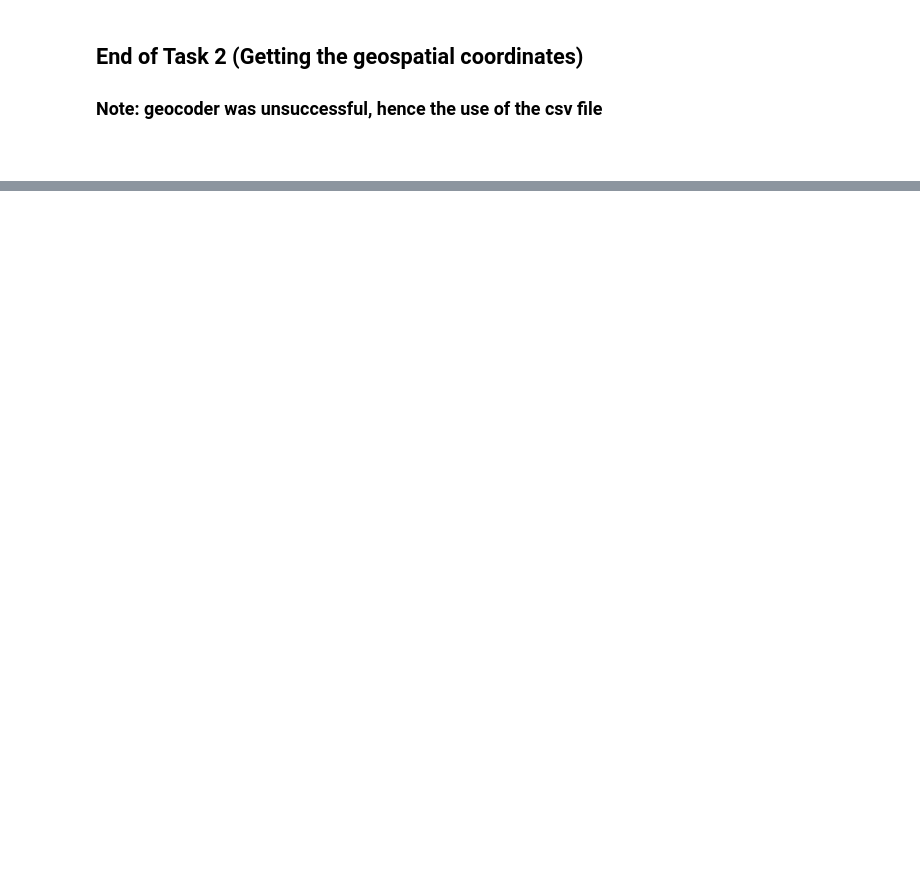
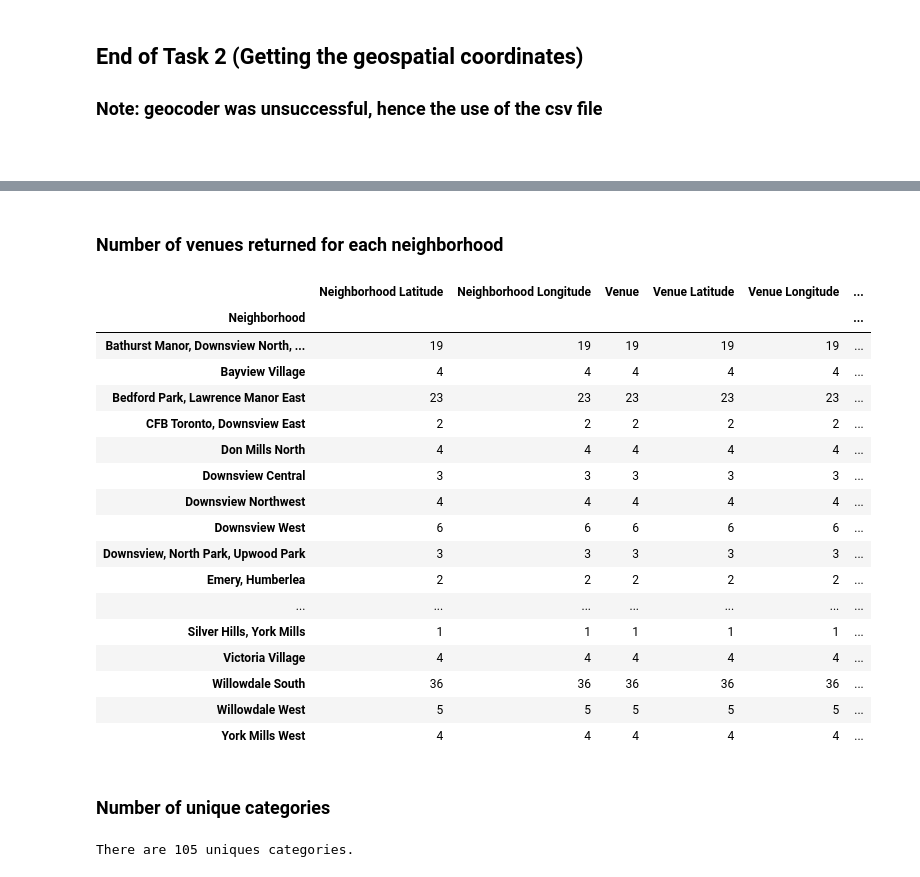
Before and after one commit to lizlimpoco/Coursera_Capstone, a Jupyter notebook: Segmenting and Clustering Neighborhoods.ipynb, the cells around one changed output, grey strips where cells are left out. Cells and saved outputs as stored; diff of their text form; code cells hidden in the pictures; blank space fills up the shorter version.

```diff
--- a/Segmenting and Clustering Neighborhoods.ipynb
+++ b/Segmenting and Clustering Neighborhoods.ipynb
@@ -172,0 +273,3 @@ toronto_df_fin
+# %%
+northyork_data = toronto_df_fin[toronto_df_fin['Borough'] == 'North York'].reset_index(drop=True)
+northyork_data
@@ -172,0 +296,8 @@ toronto_df_fin
+# %%
+address = 'North York, Toronto'
+
+geolocator = Nominatim(user_agent="ny_explorer")
+location = geolocator.geocode(address)
+latitude = location.latitude
+longitude = location.longitude
+print('The geographical coordinates of North York are {}, {}.'.format(latitude, longitude))
@@ -172,0 +306,18 @@ toronto_df_fin
+# %%
+# creates the map of North York using latitude and longitude values
+map_northyork = folium.Map(location=[latitude, longitude], zoom_start=11)
+
+# add markers to map
+for lat, lng, label in zip(northyork_data['Latitude'], northyork_data['Longitude'], northyork_data['Neighborhood']):
+    label = folium.Popup(label, parse_html=True)
+    folium.CircleMarker(
+        [lat, lng],
+        radius=5,
+        popup=label,
+        color='blue',
+        fill=True,
+        fill_color='#3186cc',
+        fill_opacity=0.7,
+        parse_html=False).add_to(map_northyork)
+
+map_northyork
@@ -172,0 +368,5 @@ toronto_df_fin
+# %%
+northyork_venues = getNearbyVenues(names=northyork_data['Neighborhood'],
+                                   latitudes=northyork_data['Latitude'],
+                                   longitudes=northyork_data['Longitude']
+                                  )
@@ -172,0 +404,29 @@ toronto_df_fin
+# %% [markdown]
+### Number of venues returned for each neighborhood
+# %%
+northyork_venues.groupby('Neighborhood').count()
+# %% [output]
+|  | Neighborhood Latitude | Neighborhood Longitude | Venue | Venue Latitude | Venue Longitude | ... |
+| Neighborhood |  |  |  |  |  | ... |
+| Bathurst Manor, Downsview North, ... | 19 | 19 | 19 | 19 | 19 | ... |
+| Bayview Village | 4 | 4 | 4 | 4 | 4 | ... |
+| Bedford Park, Lawrence Manor East | 23 | 23 | 23 | 23 | 23 | ... |
+| CFB Toronto, Downsview East | 2 | 2 | 2 | 2 | 2 | ... |
+| Don Mills North | 4 | 4 | 4 | 4 | 4 | ... |
+| Downsview Central | 3 | 3 | 3 | 3 | 3 | ... |
+| Downsview Northwest | 4 | 4 | 4 | 4 | 4 | ... |
+| Downsview West | 6 | 6 | 6 | 6 | 6 | ... |
+| Downsview, North Park, Upwood Park | 3 | 3 | 3 | 3 | 3 | ... |
+| Emery, Humberlea | 2 | 2 | 2 | 2 | 2 | ... |
+| ... | ... | ... | ... | ... | ... | ... |
+| Silver Hills, York Mills | 1 | 1 | 1 | 1 | 1 | ... |
+| Victoria Village | 4 | 4 | 4 | 4 | 4 | ... |
+| Willowdale South | 36 | 36 | 36 | 36 | 36 | ... |
+| Willowdale West | 5 | 5 | 5 | 5 | 5 | ... |
+| York Mills West | 4 | 4 | 4 | 4 | 4 | ... |
+# %% [markdown]
+### Number of unique categories
+# %%
+print('There are {} uniques categories.'.format(len(northyork_venues['Venue Category'].unique())))
+# %% [output]
+There are 105 uniques categories.
```
Also changed, not shown: parts of 53 cells of this notebook.
